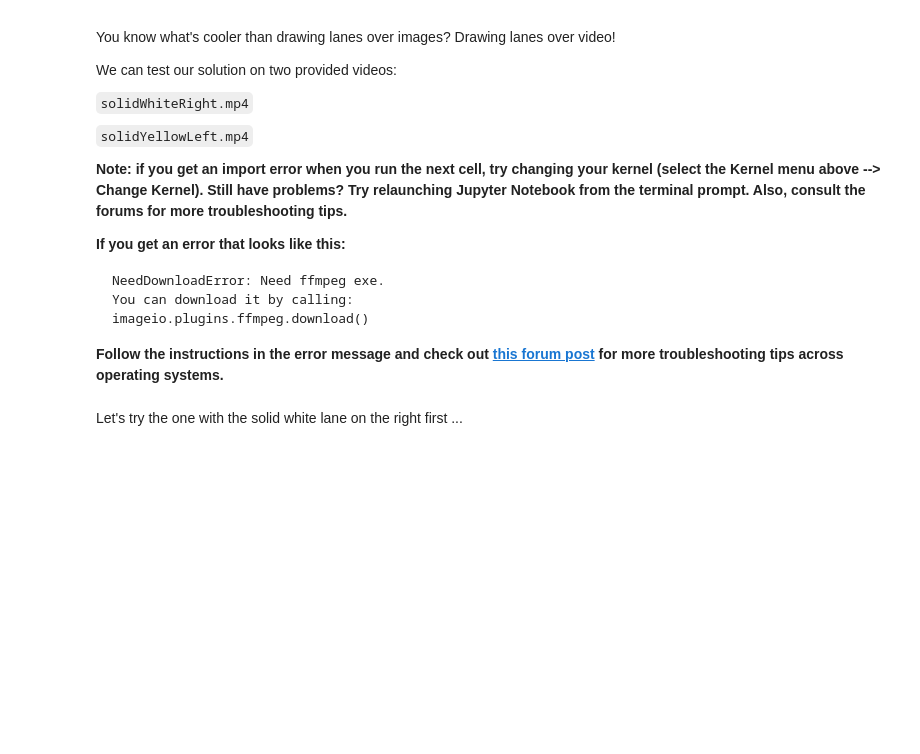
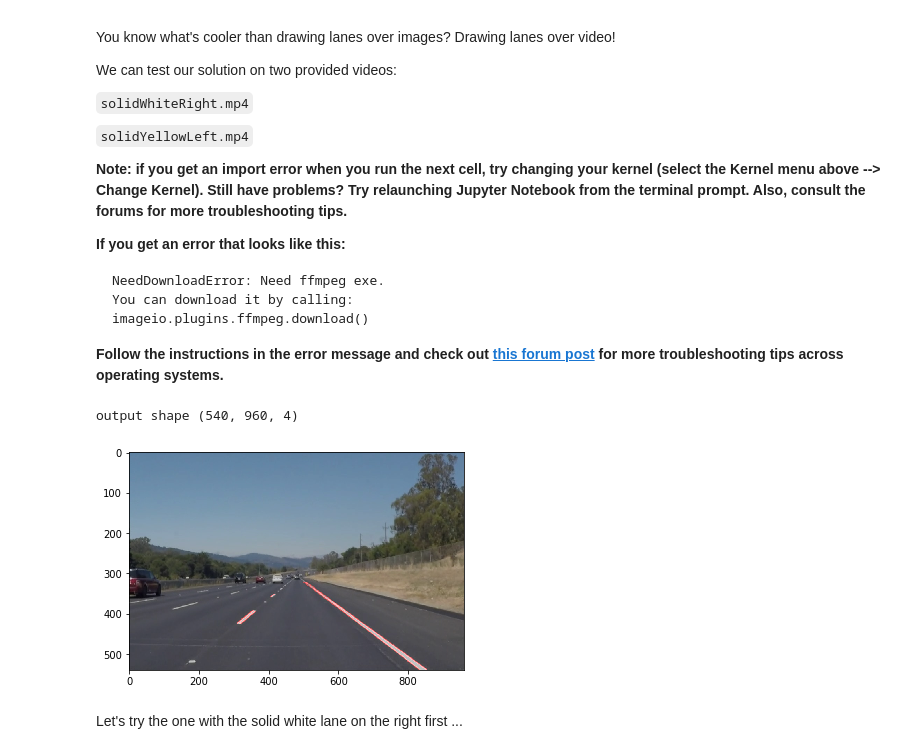
Before and after one commit to anubhav0fnu/Lane-detection-in-video-stream, a Jupyter notebook: P1.ipynb, the cells around one changed output. Cells and saved outputs as stored; diff of their text form; code cells hidden in the pictures; blank space fills up the shorter version.

Commit message:
Lane-Detection in Video - accomplished

```diff
--- a/P1.ipynb
+++ b/P1.ipynb
@@ -349,12 +378,22 @@ imageio.plugins.ffmpeg.download()
 from moviepy.editor import VideoFileClip
 from IPython.display import HTML
 # %%
+if not os.path.isdir('test_videos_output/'):         #     output directory doesn't exist then create one
+        os.makedirs('test_videos_output/')
+
+image = mpimg.imread(os.path.join('test_images_output/solidWhiteRight_output.jpg'))
+print('output shape',image.shape )
+plt.imshow(image,aspect='auto')
+plt.show()
 def process_image(image):
     # NOTE: The output you return should be a color image (3 channel) for processing video below
     # TODO: put your pipeline here,
     # you should return the final output (image where lines are drawn on lanes)
-
+    result = laneFindingPipeLine(image)
     return result
+# %% [output]
+output shape (540, 960, 4)
+[figure, added]
 # %% [markdown]
 Let's try the one with the solid white lane on the right first ...
 # %%
```
Also changed, not shown: parts of 5 cells of this notebook, 7 other files.
